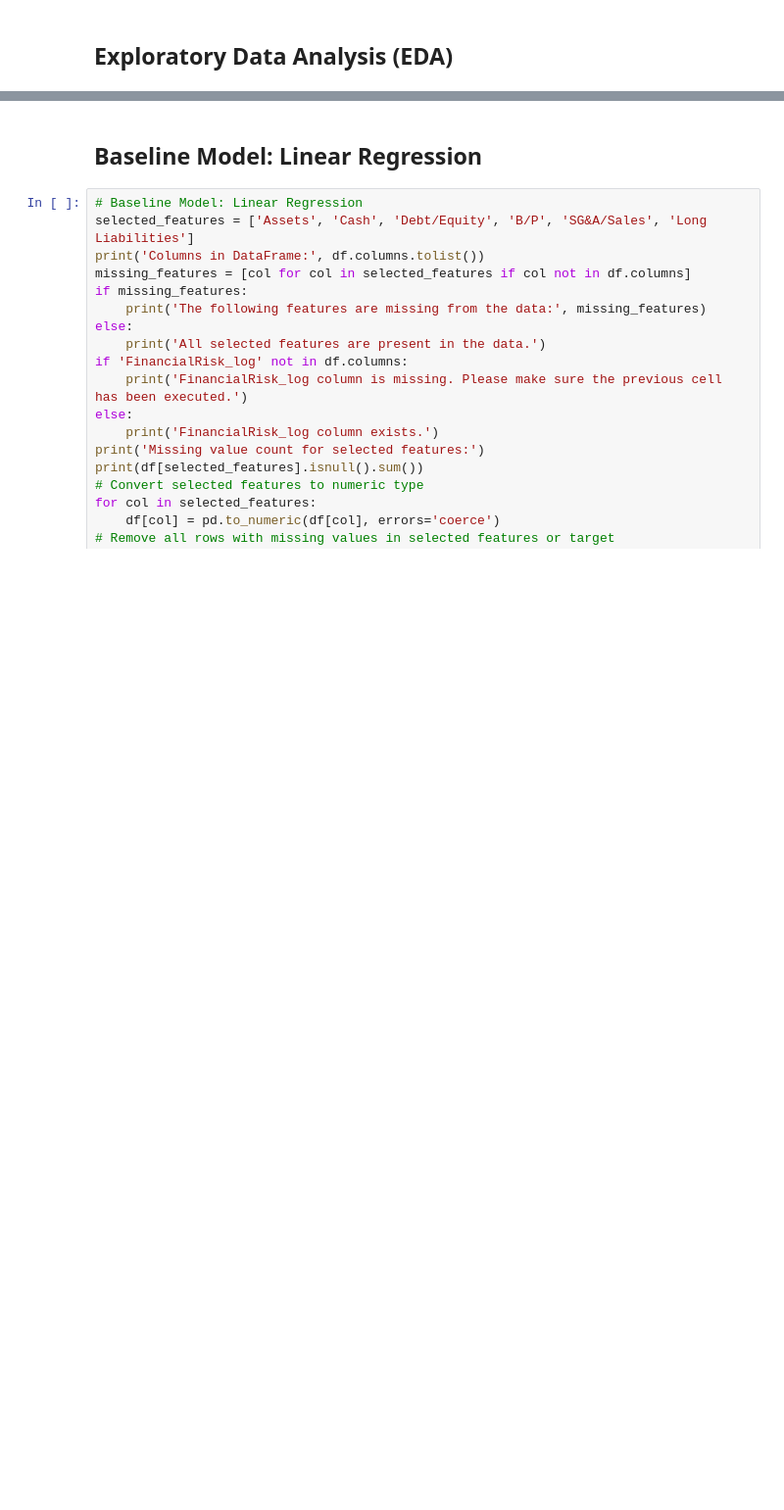
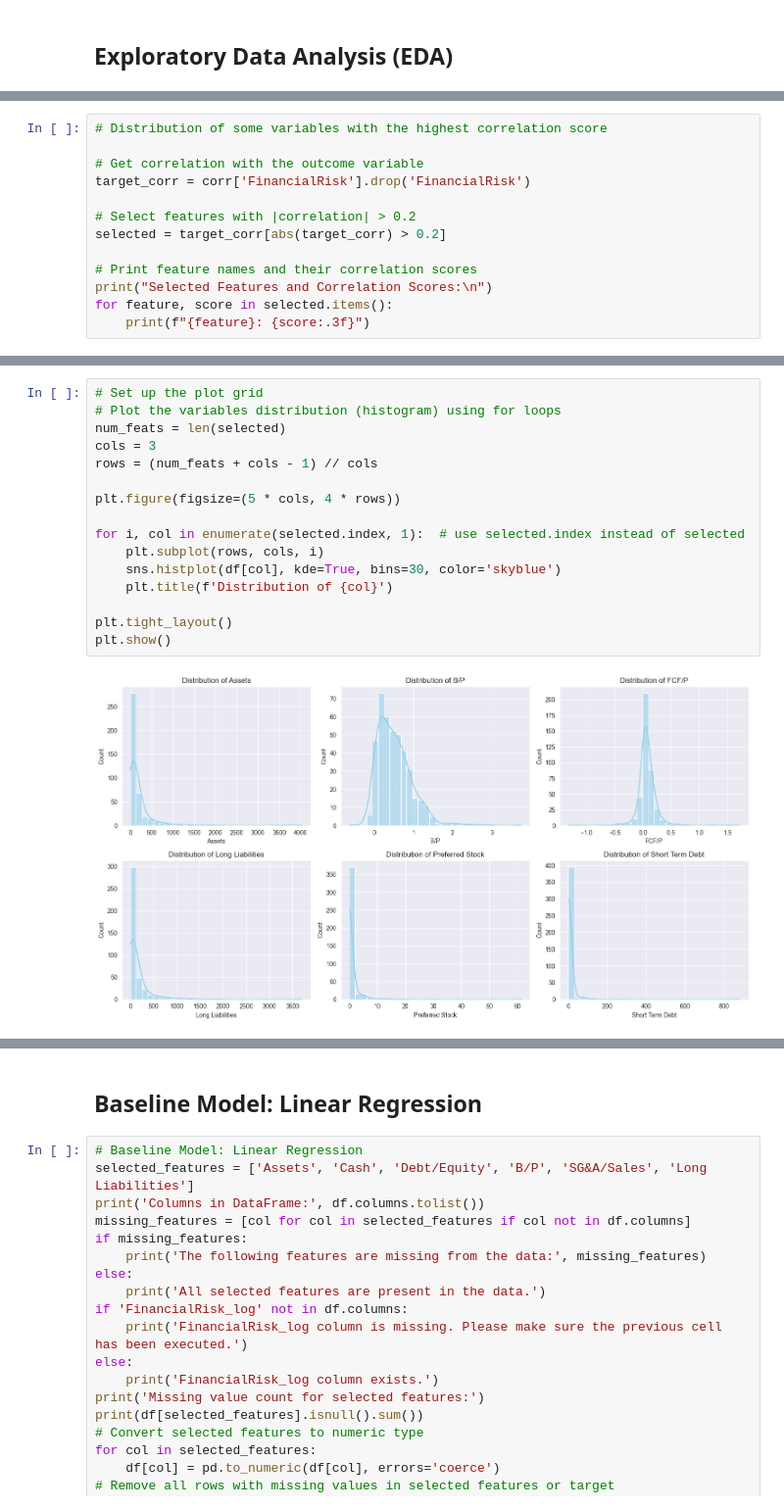
Before and after one commit to ElaineLi0320/CS6620project, a Jupyter notebook: financial_risk_eda.ipynb, the cells around one changed output, grey strips where cells are left out. Shown at 98% size. Drawn from its saved outputs; the diff is of its cells as text; blank space fills up the shorter version.

```diff
--- a/financial_risk_eda.ipynb
+++ b/financial_risk_eda.ipynb
@@ -106,0 +121,13 @@ plt.show()
+# %%
+# Distribution of some variables with the highest correlation score
+
+# Get correlation with the outcome variable
+target_corr = corr['FinancialRisk'].drop('FinancialRisk')
+
+# Select features with |correlation| > 0.2
+selected = target_corr[abs(target_corr) > 0.2]
+
+# Print feature names and their correlation scores
+print("Selected Features and Correlation Scores:\n")
+for feature, score in selected.items():
+    print(f"{feature}: {score:.3f}")
@@ -106,0 +143,18 @@ plt.show()
+# %%
+# Set up the plot grid
+# Plot the variables distribution (histogram) using for loops
+num_feats = len(selected)
+cols = 3
+rows = (num_feats + cols - 1) // cols
+
+plt.figure(figsize=(5 * cols, 4 * rows))
+
+for i, col in enumerate(selected.index, 1):  # use selected.index instead of selected
+    plt.subplot(rows, cols, i)
+    sns.histplot(df[col], kde=True, bins=30, color='skyblue')
+    plt.title(f'Distribution of {col}')
+
+plt.tight_layout()
+plt.show()
+# %% [output]
+[figure, added]
```
Also changed, not shown: parts of 28 cells of this notebook.
